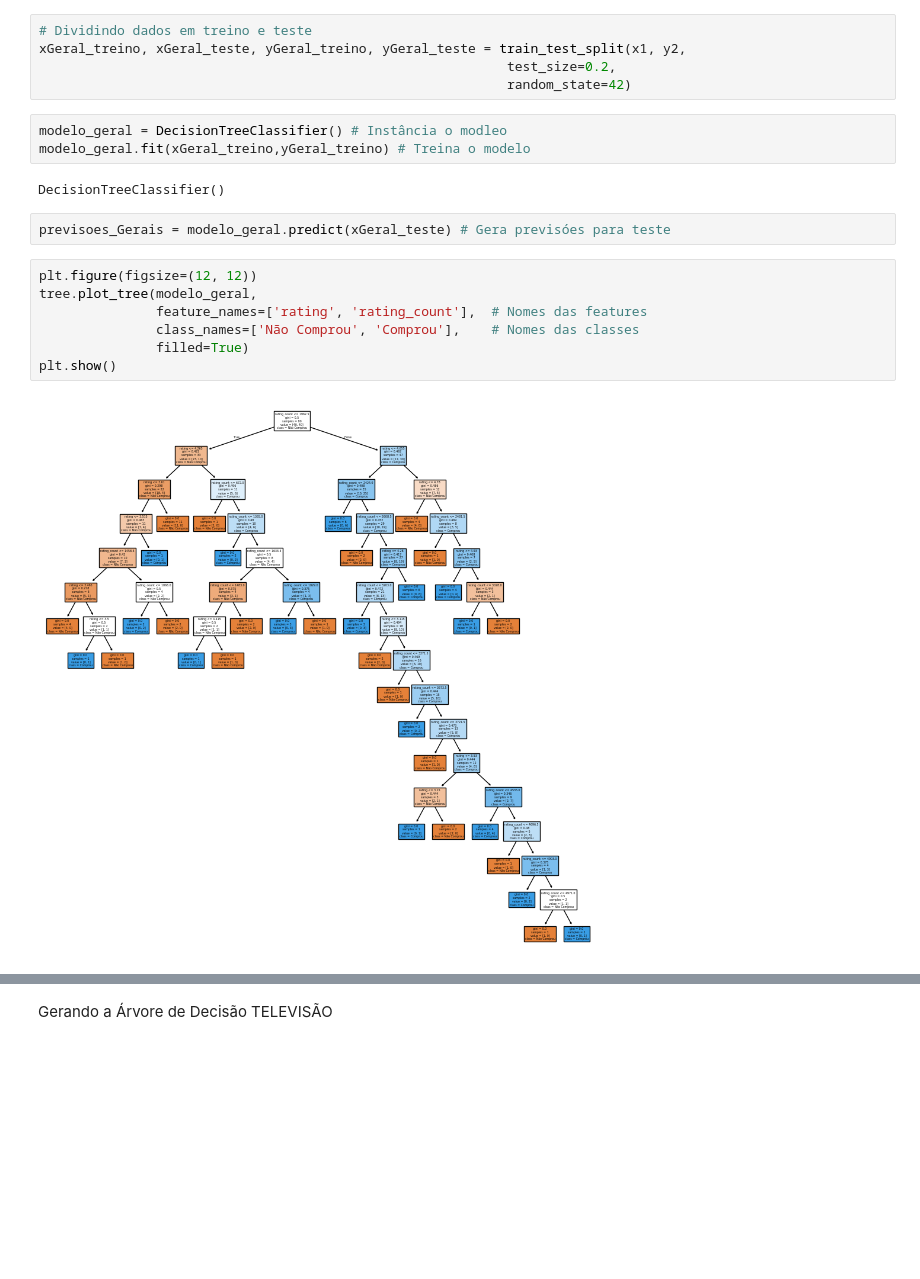
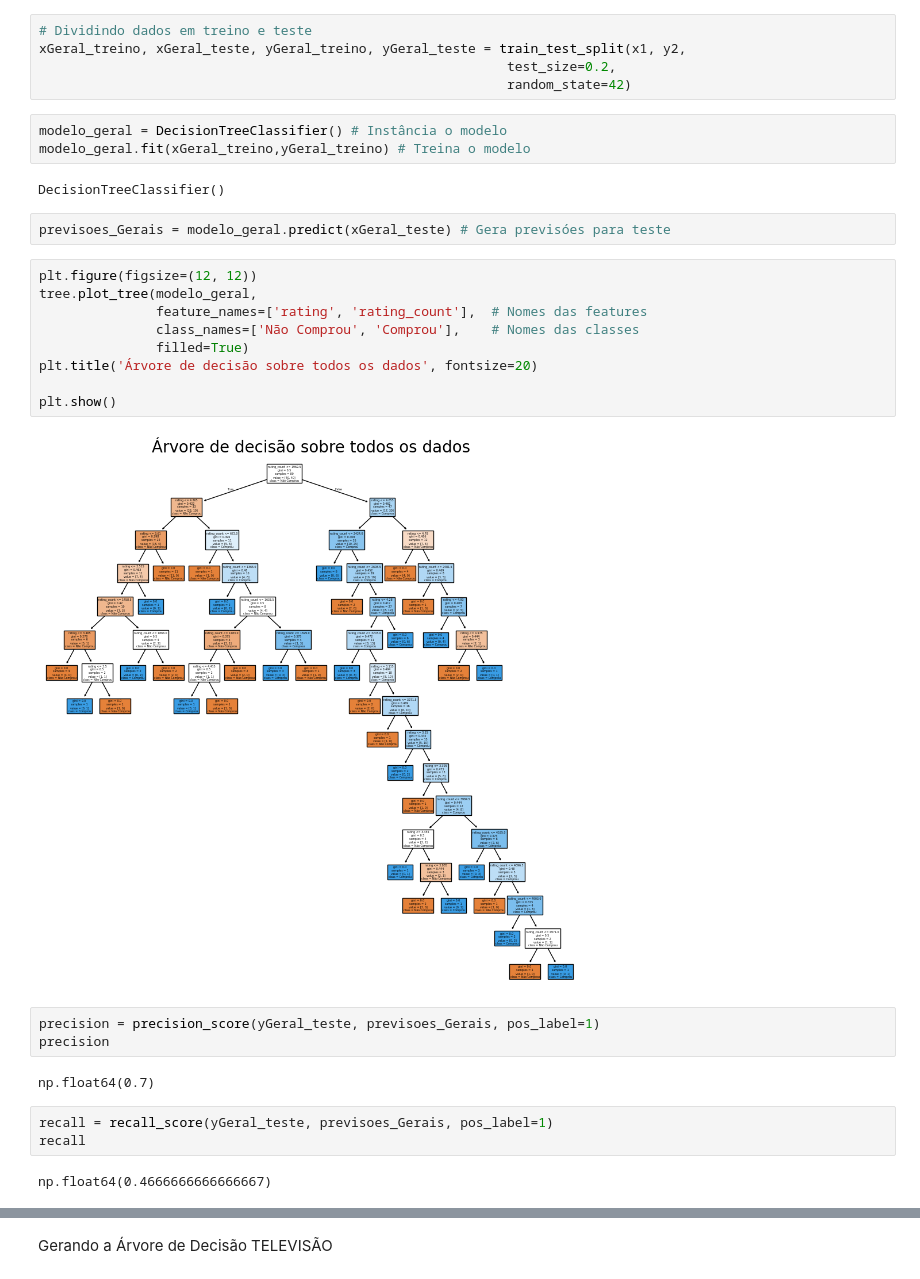
Before and after one commit to LuizEduardoBS/IABD_Inteligencia_Artificial_E_Big_Data, a Jupyter notebook: Formativa_IABD/formativa_iabd.ipynb, the cells around one changed output, grey strips where cells are left out. Cells and saved outputs as stored; diff of their text form; blank space fills up the shorter version.

```diff
--- a/Formativa_IABD/formativa_iabd.ipynb
+++ b/Formativa_IABD/formativa_iabd.ipynb
@@ -70,7 +73,7 @@ xGeral_treino, xGeral_teste, yGeral_treino, yGeral_teste = train_test_split(x1,
                                                             test_size=0.2,
                                                             random_state=42)
 # %%
-modelo_geral = DecisionTreeClassifier() # Instância o modleo
+modelo_geral = DecisionTreeClassifier() # Instância o modelo
 modelo_geral.fit(xGeral_treino,yGeral_treino) # Treina o modelo
 # %% [output]
 DecisionTreeClassifier()
@@ -79,9 +82,21 @@ previsoes_Gerais = modelo_geral.predict(xGeral_teste) # Gera previsóes para tes
 # %%
 plt.figure(figsize=(12, 12))
 tree.plot_tree(modelo_geral,
                feature_names=['rating', 'rating_count'],  # Nomes das features
                class_names=['Não Comprou', 'Comprou'],    # Nomes das classes
                filled=True)
+plt.title('Árvore de decisão sobre todos os dados', fontsize=20)
+
 plt.show()
 # %% [output]
-[figure, old version]
+[figure, new version]
+# %%
+precision = precision_score(yGeral_teste, previsoes_Gerais, pos_label=1)
+precision
+# %% [output]
+np.float64(0.7)
+# %%
+recall = recall_score(yGeral_teste, previsoes_Gerais, pos_label=1)
+recall
+# %% [output]
+np.float64(0.4666666666666667)
```
Also changed, not shown: parts of 56 cells of this notebook.
